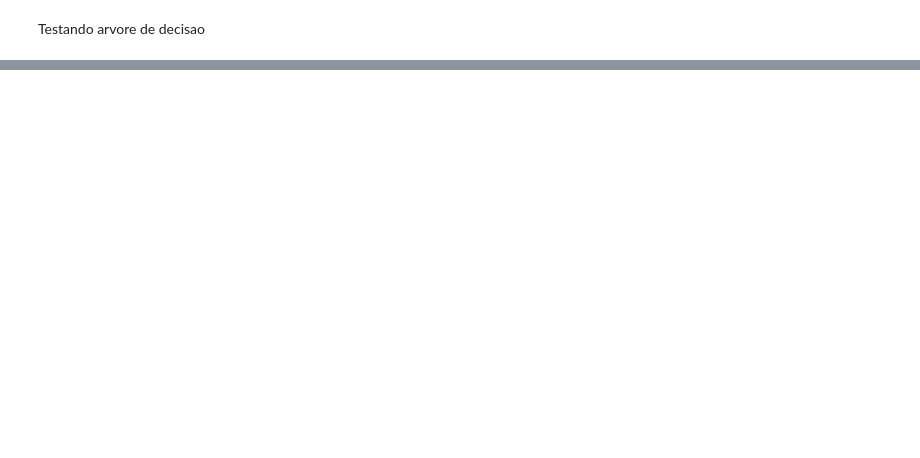
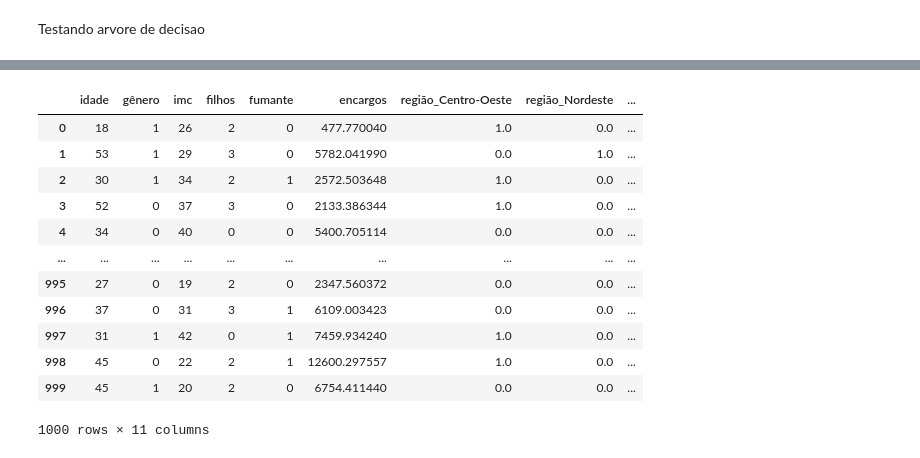
Before and after one commit to guilhermemachado26/fiap-postech, a Jupyter notebook: desafio.ipynb, the cells around one changed output, grey strips where cells are left out. Cells and saved outputs as stored; diff of their text form; code cells hidden in the pictures; blank space fills up the shorter version.

```diff
--- a/desafio.ipynb
+++ b/desafio.ipynb
@@ -203,0 +199,16 @@ O MSE (erro médio) é: 1186.75
+# %%
+df
+# %% [output]
+|  | idade | gênero | imc | filhos | fumante | encargos | região_Centro-Oeste | região_Nordeste | ... |
+| 0 | 18 | 1 | 26 | 2 | 0 | 477.770040 | 1.0 | 0.0 | ... |
+| 1 | 53 | 1 | 29 | 3 | 0 | 5782.041990 | 0.0 | 1.0 | ... |
+| 2 | 30 | 1 | 34 | 2 | 1 | 2572.503648 | 1.0 | 0.0 | ... |
+| 3 | 52 | 0 | 37 | 3 | 0 | 2133.386344 | 1.0 | 0.0 | ... |
+| 4 | 34 | 0 | 40 | 0 | 0 | 5400.705114 | 0.0 | 0.0 | ... |
+| ... | ... | ... | ... | ... | ... | ... | ... | ... | ... |
+| 995 | 27 | 0 | 19 | 2 | 0 | 2347.560372 | 0.0 | 0.0 | ... |
+| 996 | 37 | 0 | 31 | 3 | 1 | 6109.003423 | 0.0 | 0.0 | ... |
+| 997 | 31 | 1 | 42 | 0 | 1 | 7459.934240 | 1.0 | 0.0 | ... |
+| 998 | 45 | 0 | 22 | 2 | 1 | 12600.297557 | 1.0 | 0.0 | ... |
+| 999 | 45 | 1 | 20 | 2 | 0 | 6754.411440 | 0.0 | 0.0 | ... |
+1000 rows × 11 columns
```
Also changed, not shown: parts of 8 cells of this notebook.
